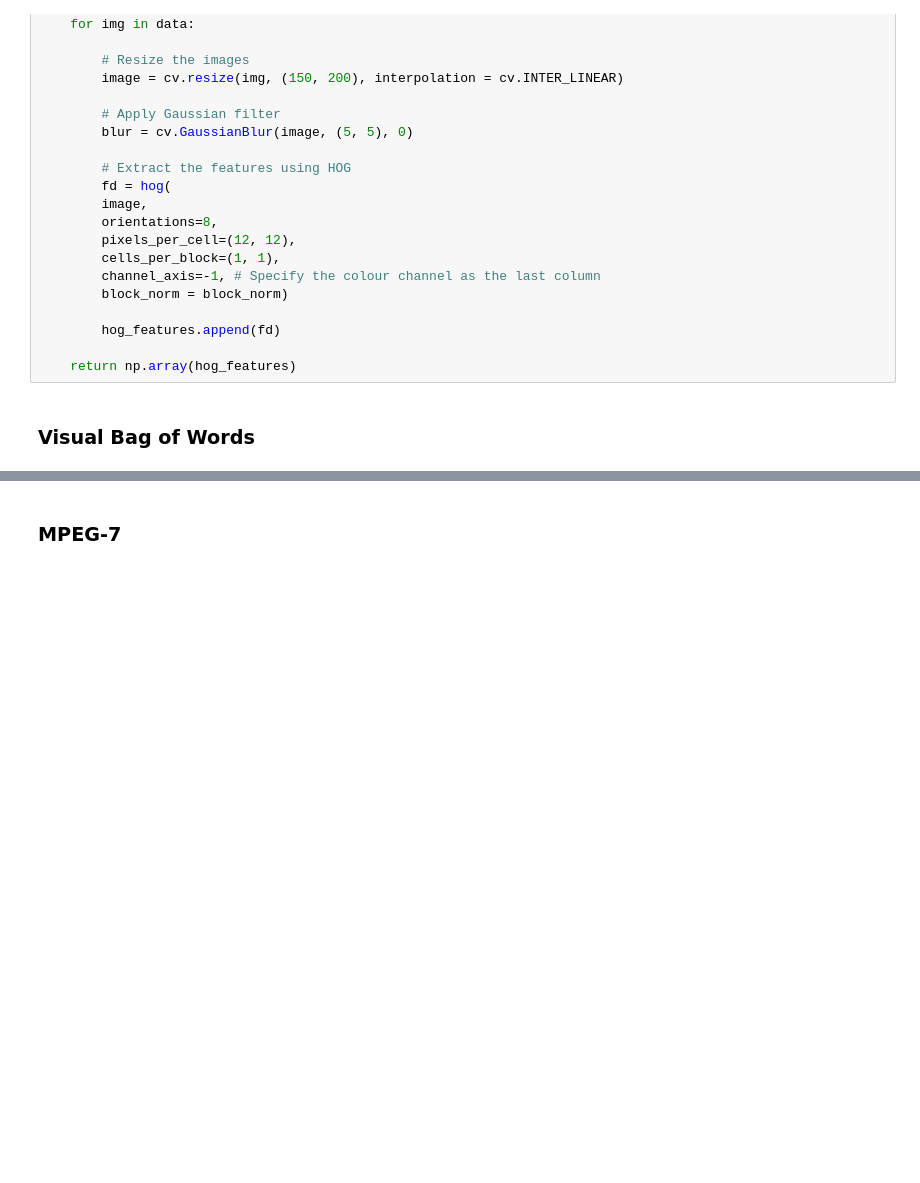
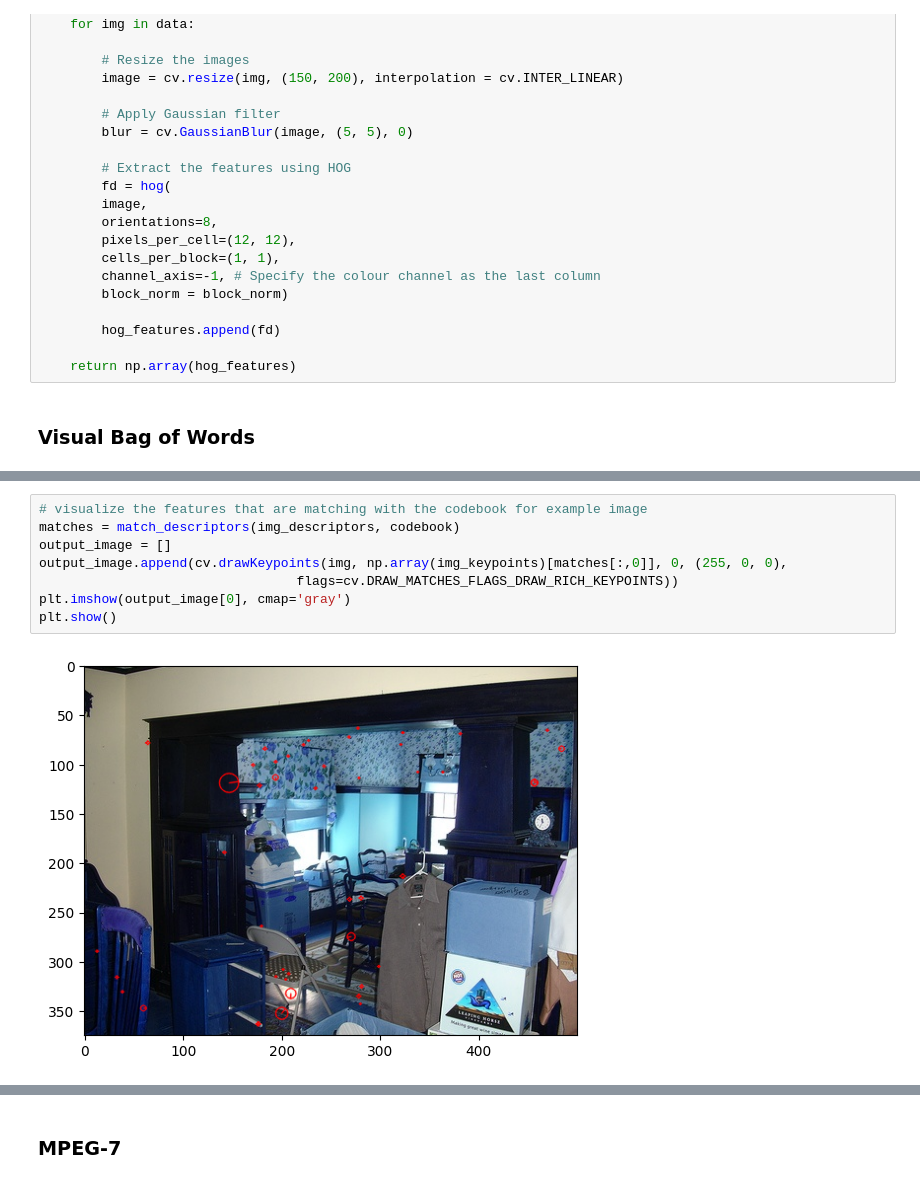
Before and after one commit to Revanchist317/ATiML-Project, a Jupyter notebook: PASCAL_constrained_clustering.ipynb, the cells around one changed output, grey strips where cells are left out. Drawn from its saved outputs; the diff is of its cells as text; blank space fills up the shorter version.

```diff
--- a/PASCAL_constrained_clustering.ipynb
+++ b/PASCAL_constrained_clustering.ipynb
@@ -475,0 +504,10 @@ BoVW is a method used for building image emeddings.
+# %%
+# visualize the features that are matching with the codebook for example image
+matches = match_descriptors(img_descriptors, codebook)
+output_image = []
+output_image.append(cv.drawKeypoints(img, np.array(img_keypoints)[matches[:,0]], 0, (255, 0, 0),
+                                 flags=cv.DRAW_MATCHES_FLAGS_DRAW_RICH_KEYPOINTS))
+plt.imshow(output_image[0], cmap='gray')
+plt.show()
+# %% [output]
+[figure, added]
```
Also changed, not shown: parts of 11 cells of this notebook.
